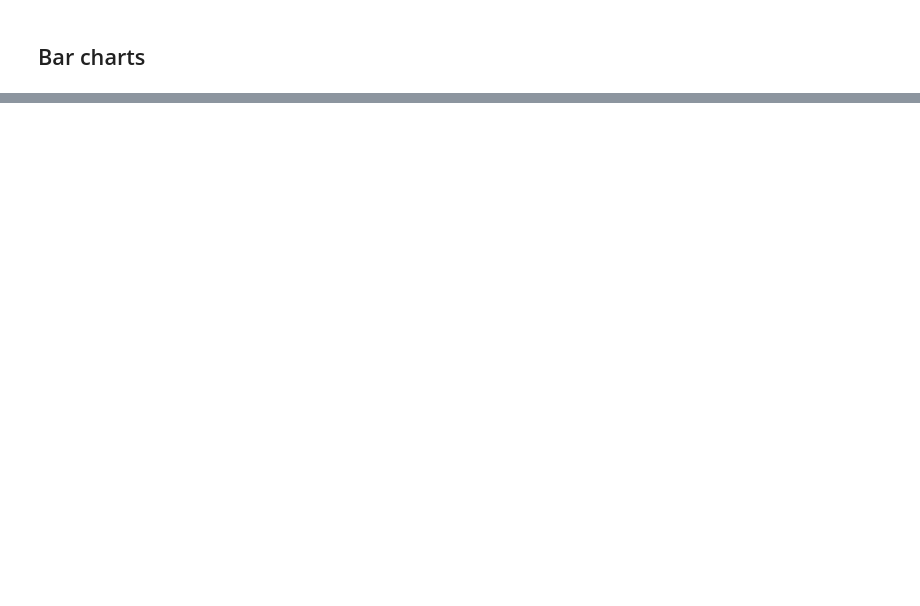
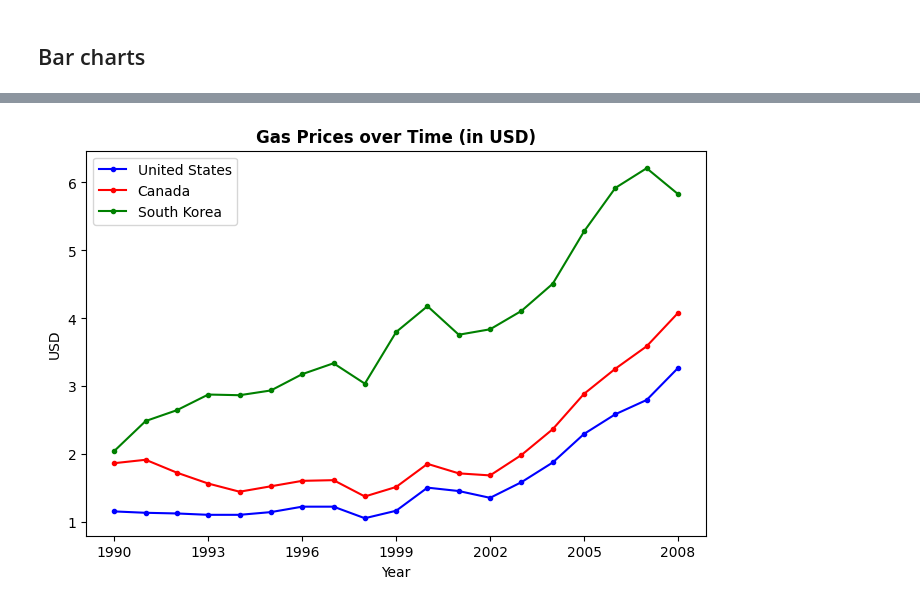
Before and after one commit to sinharaksh1t/jupyter, a Jupyter notebook: PracticeNotebook.ipynb, the cells around one changed output, grey strips where cells are left out. Saved outputs shown, nothing was run; the diff lists cells and outputs as text; code cells hidden in the pictures; blank space fills up the shorter version.

```diff
--- a/PracticeNotebook.ipynb
+++ b/PracticeNotebook.ipynb
@@ -75,0 +79,34 @@ plt.show()
+# %%
+gas = pd.read_csv('gas_prices.csv')
+
+plt.figure(figsize=(8,5))
+
+plt.title('Gas Prices over Time (in USD)', fontdict={'fontweight': 'bold'})
+
+plt.plot(gas.Year, gas.USA, 'b.-', label='United States')
+plt.plot(gas['Year'], gas['Canada'], 'r.-', label='Canada')
+# You can also use bracket notation like this just like how you would access the data from a python dictionary. Especially where keys have a space ` ` or a dash `-` in them, using the dot notation will not work, so you'd need to use the bracket notation in those cases. For example:
+plt.plot(gas['Year'], gas['South Korea'], 'g.-', label='South Korea')
+
+# Alternative way to plot over all (or some) the data set is to use loops
+# for country in gas:
+#   if country != 'Year': # <-- We're skipping the column with the title "Year" since that is not a country
+#     plt.plot(gas.Year, gas[country], marker='.')
+
+# countries_to_look_at = ['Australia', 'USA', 'Canada', 'South Korea']
+# for country in gas:
+#   if country in countries_to_look_at:
+#     plt.plot(gas.Year, gas[country], marker='.')
+
+plt.xticks(gas.Year[::3])
+
+plt.xlabel('Year')
+plt.ylabel('USD')
+
+plt.legend()
+
+# plt.savefig('Gas Prices over Time.png', dpi=300)
+
+plt.show()
+# %% [output]
+[figure, added]
```
Also changed, not shown: parts of 7 cells of this notebook.
